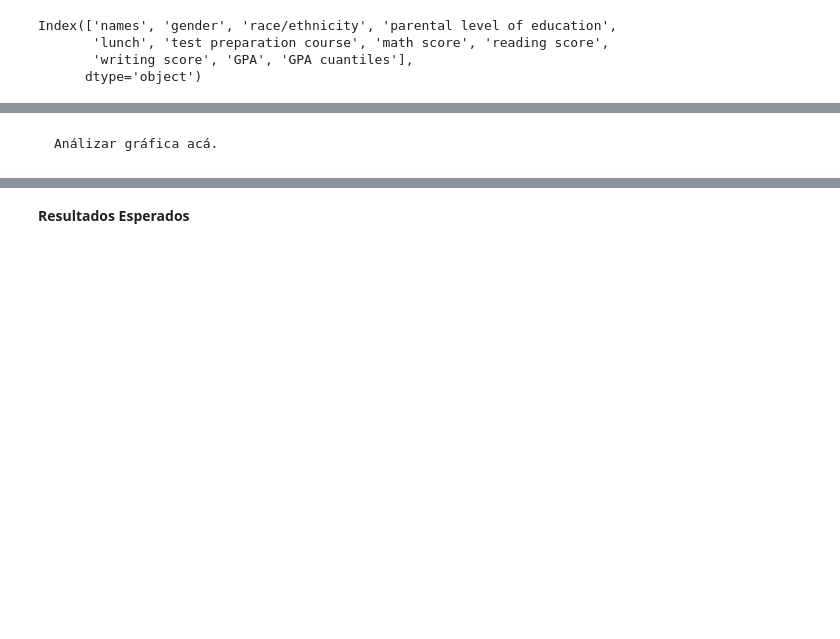
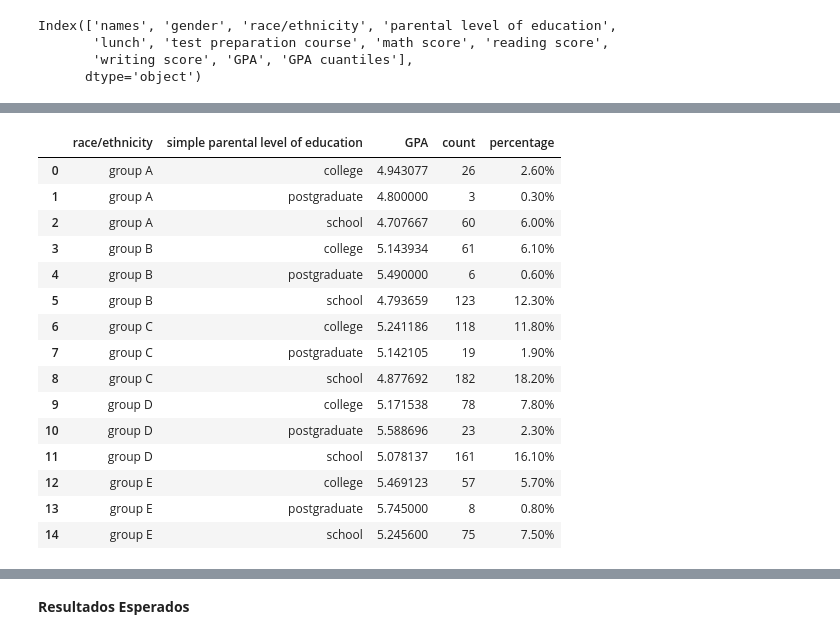
Before and after one commit to Qajirr/MDS7202-Labs, a Jupyter notebook: Lab 3 - Pandas/Lab3.ipynb, the cells around one changed output, grey strips where cells are left out. Drawn from its saved outputs; the diff is of its cells as text; code cells hidden in the pictures; blank space fills up the shorter version.

```diff
--- a/Lab 3 - Pandas/Lab3.ipynb
+++ b/Lab 3 - Pandas/Lab3.ipynb
@@ -734 +755,47 @@ alumnos_promedio(df_grades)
+# %%
+# Mapeo del nivel educacional a categorías simplificadas
+education_mapping = {
+    'some high school': 'school',
+    'some college': 'school',
+    'high school': 'school',
+    'bachelor\'s degree': 'college',
+    'associate\'s degree': 'college',
+    'master\'s degree': 'postgraduate'
+}
+
+# Aplicar el mapeo a la columna 'parental level of education'
+df_grades['simple parental level of education'] = df_grades['parental level of education'].map(education_mapping)
+
+# Calcular el promedio de GPA, el conteo de estudiantes y el porcentaje
+grouped = df_grades.groupby(['race/ethnicity', 'simple parental level of education']).agg({
+    'GPA': 'mean',  # Promedio de GPA
+    'names': 'count'  # Conteo de estudiantes
+}).rename(columns={'names': 'count'})  # Renombrar para claridad
+
+# Total de estudiantes para calcular el porcentaje
+total_students = df_grades.shape[0]
+
+# Calcular el porcentaje de estudiantes por grupo
+grouped['percentage'] = (grouped['count'] / total_students * 100).map(lambda x: f'{x:.2f}%')
+
+# Mostrar la tabla de resumen
+grouped.reset_index(inplace=True)
+grouped
+# %% [output]
+|  | race/ethnicity | simple parental level of education | GPA | count | percentage |
+| 0 | group A | college | 4.943077 | 26 | 2.60% |
+| 1 | group A | postgraduate | 4.800000 | 3 | 0.30% |
+| 2 | group A | school | 4.707667 | 60 | 6.00% |
+| 3 | group B | college | 5.143934 | 61 | 6.10% |
+| 4 | group B | postgraduate | 5.490000 | 6 | 0.60% |
+| 5 | group B | school | 4.793659 | 123 | 12.30% |
+| 6 | group C | college | 5.241186 | 118 | 11.80% |
+| 7 | group C | postgraduate | 5.142105 | 19 | 1.90% |
+| 8 | group C | school | 4.877692 | 182 | 18.20% |
+| 9 | group D | college | 5.171538 | 78 | 7.80% |
+| 10 | group D | postgraduate | 5.588696 | 23 | 2.30% |
+| 11 | group D | school | 5.078137 | 161 | 16.10% |
+| 12 | group E | college | 5.469123 | 57 | 5.70% |
+| 13 | group E | postgraduate | 5.745000 | 8 | 0.80% |
+| 14 | group E | school | 5.245600 | 75 | 7.50% |
 # %%
@@ -742,3 +812 @@ fig = px.box(
 fig.show()
-# %% [markdown]
-    Análizar gráfica acá.
```
Also changed, not shown: parts of 9 cells of this notebook.
